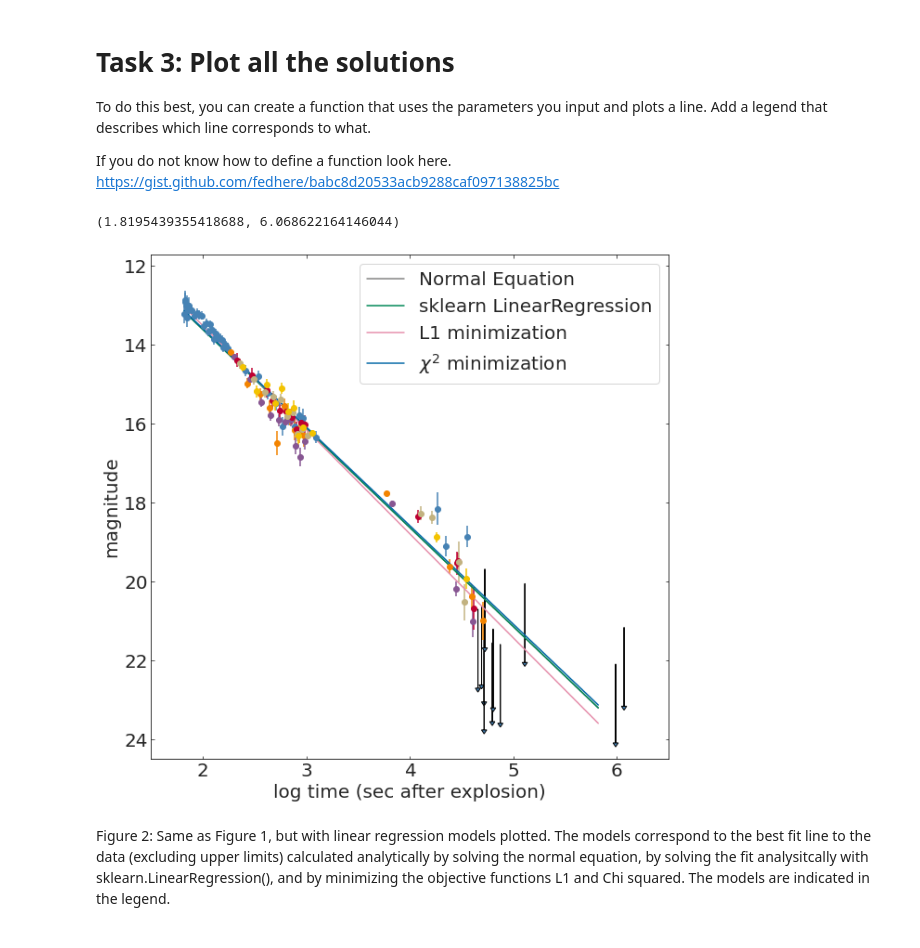
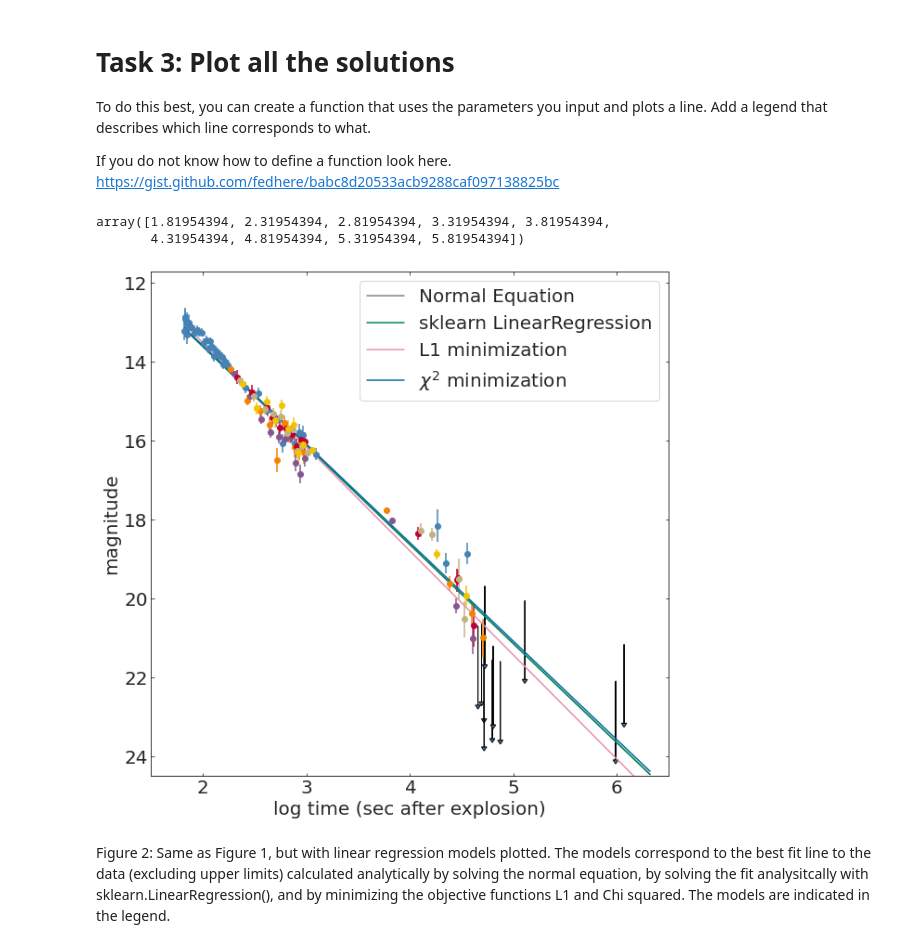
Before and after one commit to lifewinning/MLTSA22_IBurrington, a Jupyter notebook: HW1/FittingLineToGRBAfterglows_instructions.ipynb, the cells around one changed output. Drawn from its saved outputs; the diff is of its cells as text; code cells hidden in the pictures.

```diff
--- a/HW1/FittingLineToGRBAfterglows_instructions.ipynb
+++ b/HW1/FittingLineToGRBAfterglows_instructions.ipynb
@@ -268,25 +263,19 @@ chi2Solution.x[0]
 To do this best, you can create a function that uses the parameters you input and plots a line. Add a legend that describes which line corresponds to what.
 
 If you do not know how to define a function look here. https://gist.github.com/fedhere/babc8d20533acb9288caf097138825bc
-# %%
-def plotline(intercept, slope, plotname):
-    x = np.arange(1.5,6.5)
-    y = x*slope + intercept
-    ax.plot(x, y, label=plotname)
 # %%
-grbAG['logtime'].min(), grbAG['logtime'].max()
+ np.arange(grbAG['logtime'].min(), grbAG['logtime'].max(), .5)
 # %% [output]
-(1.8195439355418688, 6.068622164146044)
+array([1.81954394, 2.31954394, 2.81954394, 3.31954394, 3.81954394,
+       4.31954394, 4.81954394, 5.31954394, 5.81954394])
 # %%
 def plotline(intercept, slope, plotname):
-    x = np.arange(grbAG['logtime'].min(), 6.8)
+    # this is inelegant and weird but in terms of resemblance to the original plot seems to be closest way to get there?
+    x = np.arange(grbAG['logtime'].min(), 6.5, .5)
     y = x*slope + intercept
     ax.plot(x, y, label=plotname)
 
 ax = pl.figure(figsize=(10,10)).add_subplot(111)
-
-# plot the datapoints as above as errorbars
-# plot the upperlimits as arrows (see above)
 
 #plot the models
 for f in grbAG["filter"].unique():
@@ -299,33 +288,34 @@ for f in grbAG["filter"].unique():
 for i in grbAG[grbAG.upperlimit == 1].index:
     pl.arrow(grbAG.loc[i].logtime,
              grbAG.loc[i].magerr, 0, 2,
             head_width=0.05, head_length=0.1, ec='k')
 
 
 #normal equation
 plotline(theta_best[0], theta_best[1], "Normal Equation")
 
 #sklearn
 plotline(lr.intercept_, lr.coef_[1], "sklearn LinearRegression")
 
 #minimize L1
 plotline(l1Solution.x[1], l1Solution.x[0], "L1 minimization")
 
 #minimize chi2
+#learned a cool trick for rendering greek characters in matplotlib for this, neat
 plotline(chi2Solution.x[1], chi2Solution.x[0], "$\chi^{2}$ minimization")
 
 #pl.ylim(24,11.7)
 
 pl.legend()
 
 #with the LinearRegression object I can also do
 #pl.plot(grbAG.logtime, lr.predict(np.c_[np.ones((len(grbAG), 1)), grbAG.logtime]), 'k-')
 
 pl.ylim(24.5,11.7)
 pl.xlim(1.5, 6.5)
 pl.ylabel("magnitude", fontsize=20)
 pl.xlabel("log time (sec after explosion)", fontsize=20);
 # %% [output]
-[figure, old version]
+[figure, new version]
 # %% [markdown]
 Figure 2: Same as Figure 1, but with linear regression models plotted. The models correspond to the best fit line to the data (excluding upper limits) calculated analytically by solving the normal equation, by solving the fit analysitcally with sklearn.LinearRegression(), and by minimizing the objective functions L1 and Chi squared. The models are indicated in the legend.
```
Also changed, not shown: parts of 3 cells of this notebook.
